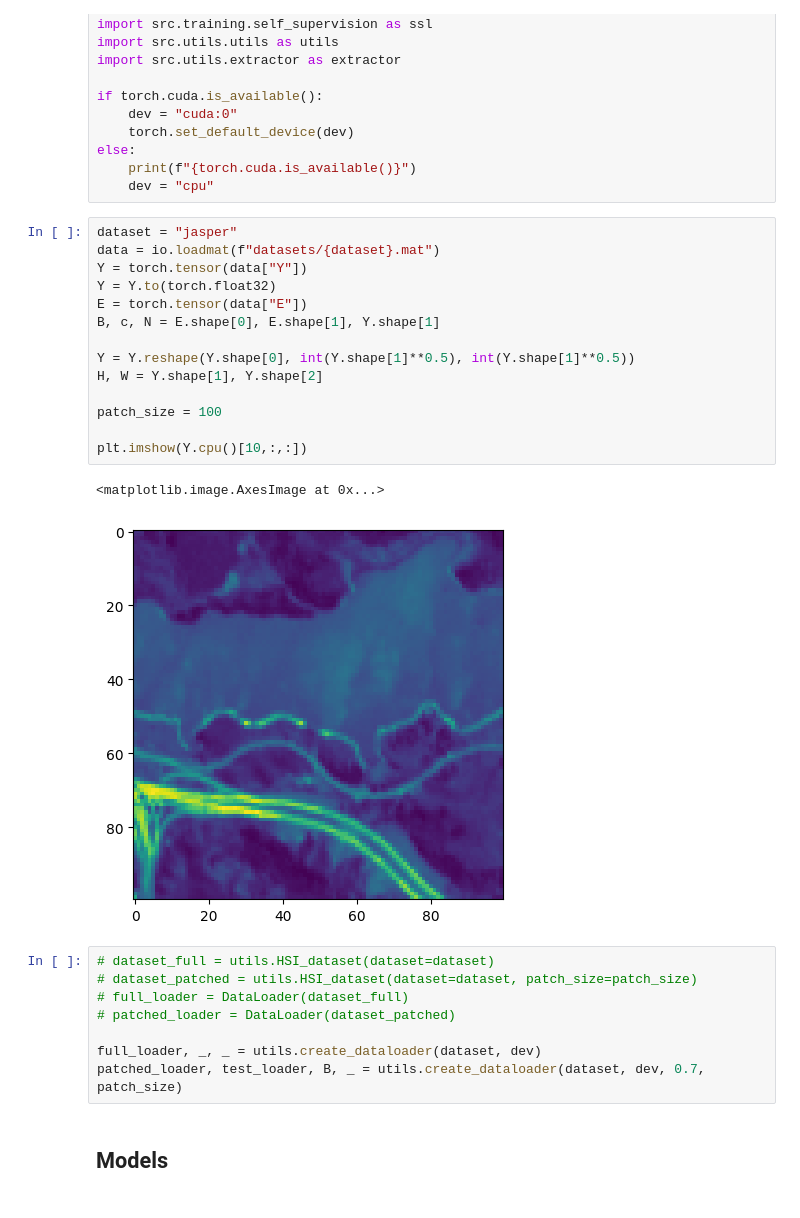
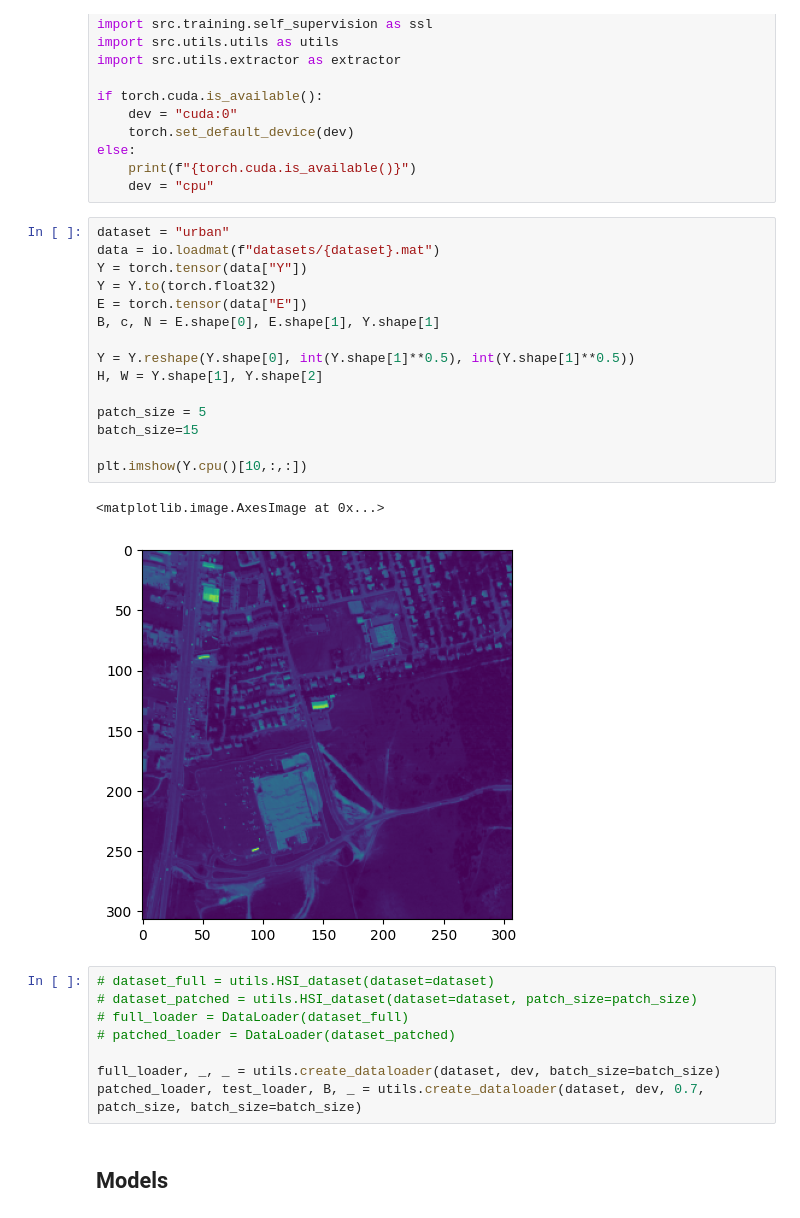
Before and after one commit to edabier/SS-HSU_benchmark, a Jupyter notebook: global_test.ipynb, the cells around one changed output. Drawn from its saved outputs; the diff is of its cells as text.

```diff
--- a/global_test.ipynb
+++ b/global_test.ipynb
@@ -18,29 +18,30 @@ else:
     print(f"{torch.cuda.is_available()}")
     dev = "cpu"
 # %%
-dataset = "jasper"
+dataset = "urban"
 data = io.loadmat(f"datasets/{dataset}.mat")
 Y = torch.tensor(data["Y"])
 Y = Y.to(torch.float32)
 E = torch.tensor(data["E"])
 B, c, N = E.shape[0], E.shape[1], Y.shape[1]
 
 Y = Y.reshape(Y.shape[0], int(Y.shape[1]**0.5), int(Y.shape[1]**0.5))
 H, W = Y.shape[1], Y.shape[2]
 
-patch_size = 100
+patch_size = 5
+batch_size=15
 
 plt.imshow(Y.cpu()[10,:,:])
 # %% [output]
 <matplotlib.image.AxesImage at 0x...>
-[figure, old version]
+[figure, new version]
 # %%
 # dataset_full = utils.HSI_dataset(dataset=dataset)
 # dataset_patched = utils.HSI_dataset(dataset=dataset, patch_size=patch_size)
 # full_loader = DataLoader(dataset_full)
 # patched_loader = DataLoader(dataset_patched)
 
-full_loader, _, _ = utils.create_dataloader(dataset, dev)
-patched_loader, test_loader, B, _ = utils.create_dataloader(dataset, dev, 0.7, patch_size)
+full_loader, _, _ = utils.create_dataloader(dataset, dev, batch_size=batch_size)
+patched_loader, test_loader, B, _ = utils.create_dataloader(dataset, dev, 0.7, patch_size, batch_size=batch_size)
 # %% [markdown]
 ## Models
```
Also changed, not shown: parts of 22 cells of this notebook, 3 other files.
